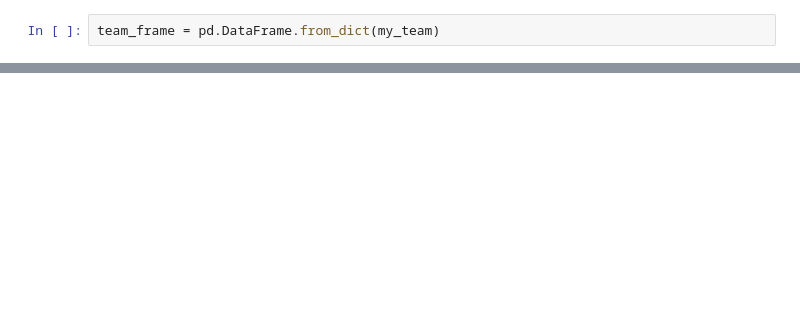
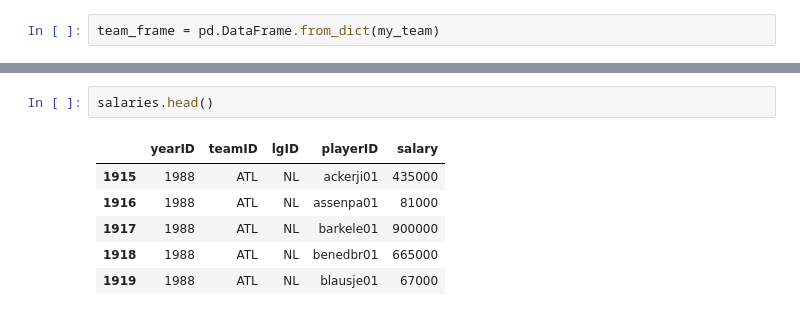
Before and after one commit to tiy-gvl-python-2015-09/moneyball, a Jupyter notebook: Moneyball.ipynb, the cells around one changed output, grey strips where cells are left out. Saved outputs shown, nothing was run; the diff lists cells and outputs as text; blank space fills up the shorter version.

```diff
--- a/Moneyball.ipynb
+++ b/Moneyball.ipynb
@@ -159,0 +173,9 @@ team_frame = team_frame.
+# %%
+salaries.head()
+# %% [output]
+|  | yearID | teamID | lgID | playerID | salary |
+| 1915 | 1988 | ATL | NL | ackerji01 | 435000 |
+| 1916 | 1988 | ATL | NL | assenpa01 | 81000 |
+| 1917 | 1988 | ATL | NL | barkele01 | 900000 |
+| 1918 | 1988 | ATL | NL | benedbr01 | 665000 |
+| 1919 | 1988 | ATL | NL | blausje01 | 67000 |
```
Also changed, not shown: parts of 24 cells of this notebook.
